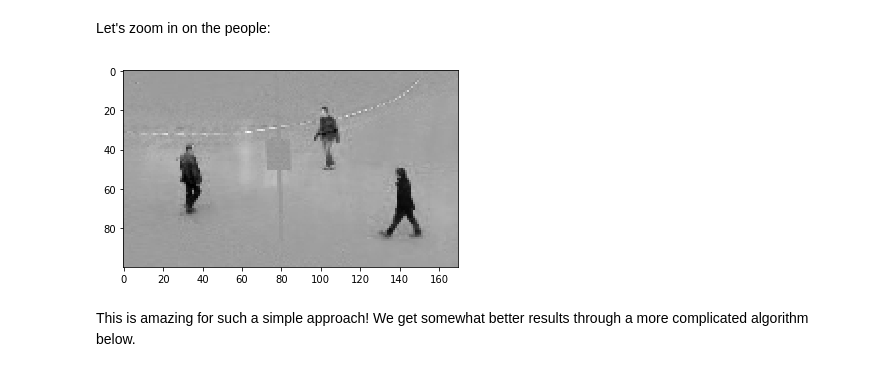
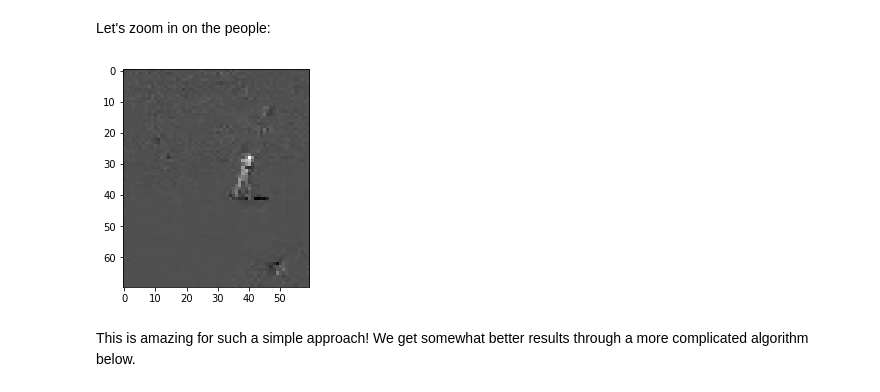
Before and after one commit to Unthrottled/numerical-linear-algebra, a Jupyter notebook: nbs/3. Background Removal with Robust PCA.ipynb, the cells around one changed output. Saved outputs shown, nothing was run; the diff lists cells and outputs as text; code cells hidden in the pictures.

```diff
--- a/nbs/3. Background Removal with Robust PCA.ipynb
+++ b/nbs/3. Background Removal with Robust PCA.ipynb
@@ -194,9 +194,9 @@ plt.imshow(np.reshape(M[:,140] - low_rank[:,140], dims), cmap='gray');
 # %% [markdown]
 Let's zoom in on the people:
 # %%
-plt.imshow(np.reshape(M[:,140] - low_rank[:,140], dims)[50:150,100:270], cmap='gray');
+plt.imshow(np.reshape(M[:,222] - low_rank[:,222], dims)[50:150,100:270], cmap='gray');
 # %% [output]
-[figure, old version]
+[figure, new version]
 # %% [markdown]
 This is amazing for such a simple approach!  We get somewhat better results through a more complicated algorithm below.
 # %%
```
Also changed, not shown: parts of 13 cells of this notebook, 1 other file.
